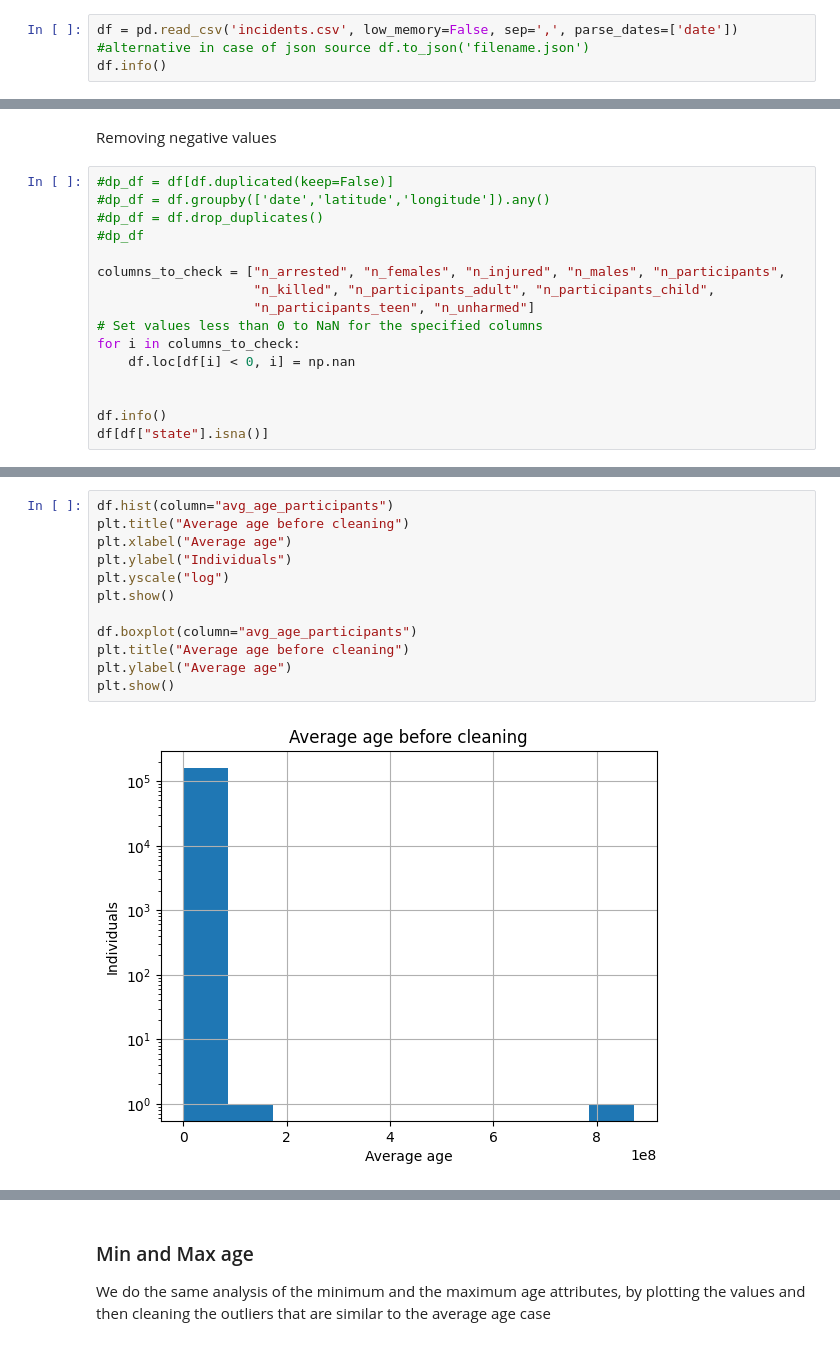
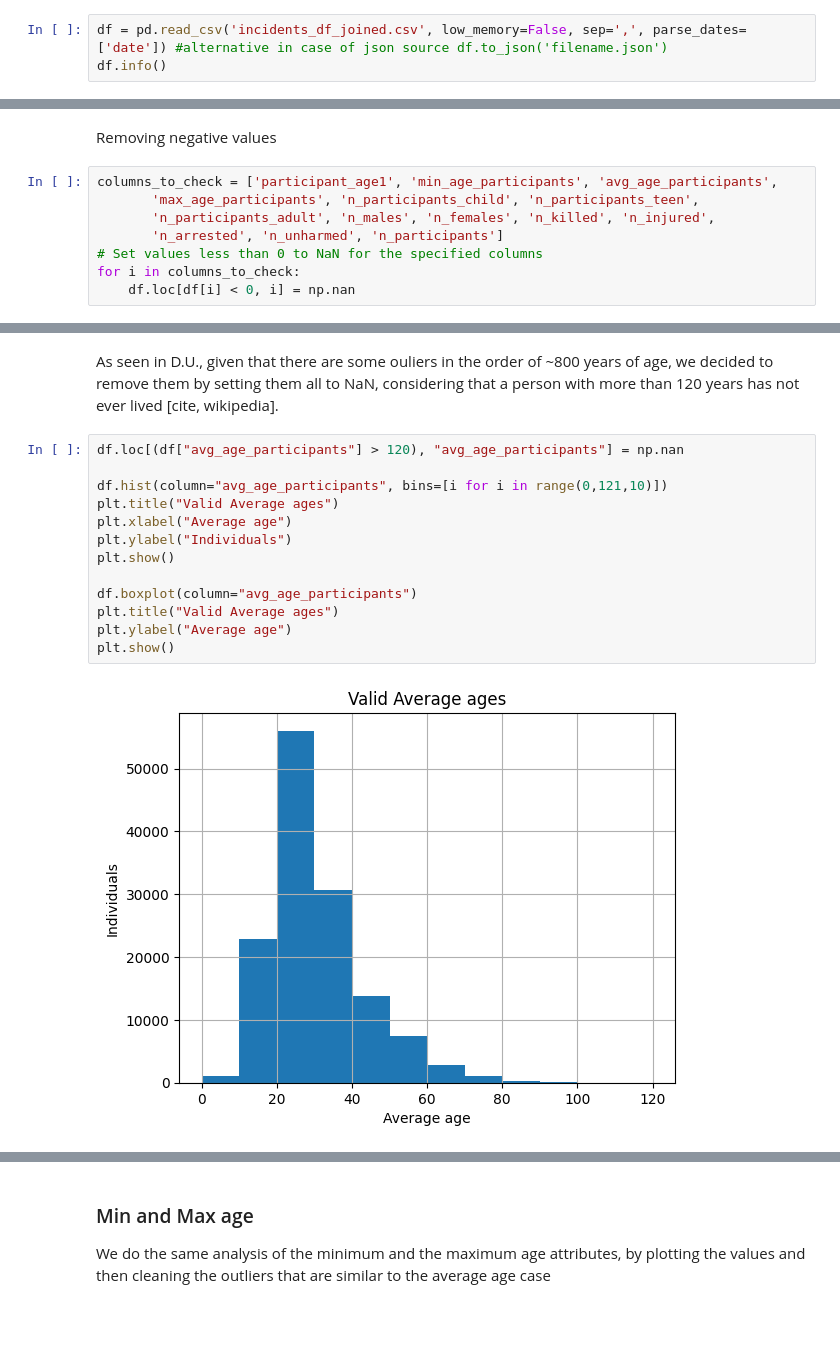
Before and after one commit to vezzusamu/dm-project, a Jupyter notebook: data_preparation.ipynb, the cells around one changed output, grey strips where cells are left out. Saved outputs shown, nothing was run; the diff lists cells and outputs as text; blank space fills up the shorter version.

```diff
--- a/data_preparation.ipynb
+++ b/data_preparation.ipynb
@@ -17,7 +17,7 @@ from scipy.stats import pearsonr
 
 Import the incidents csv file
 # %%
-df = pd.read_csv('incidents.csv', low_memory=False, sep=',', parse_dates=['date']) #alternative in case of json source df.to_json('filename.json')
+df = pd.read_csv('incidents_df_joined.csv', low_memory=False, sep=',', parse_dates=['date']) #alternative in case of json source df.to_json('filename.json')
 df.info()
 # %% [output]
 <class 'pandas.core.frame.DataFrame'>
@@ -112,18 +98,10 @@ memory usage: 56.7 MB
 # %% [markdown]
 Removing negative values
 # %%
-#dp_df = df[df.duplicated(keep=False)]
-#dp_df = df.groupby(['date','latitude','longitude']).any()
-#dp_df = df.drop_duplicates()
-#dp_df
-
-columns_to_check = ["n_arrested", "n_females", "n_injured", "n_males", "n_participants",
-                    "n_killed", "n_participants_adult", "n_participants_child",
-                    "n_participants_teen", "n_unharmed"]
+columns_to_check = ['participant_age1', 'min_age_participants', 'avg_age_participants',
+       'max_age_participants', 'n_participants_child', 'n_participants_teen',
+       'n_participants_adult', 'n_males', 'n_females', 'n_killed', 'n_injured',
+       'n_arrested', 'n_unharmed', 'n_participants']
 # Set values less than 0 to NaN for the specified columns
 for i in columns_to_check:
     df.loc[df[i] < 0, i] = np.nan
-
-
-df.info()
-df[df["state"].isna()]
@@ -155,14 +111,17 @@ Analysing the distribution of the average age
+# %% [markdown]
+As seen in D.U., given that there are some ouliers in the order of ~800 years of age, we decided to remove them by setting them all to NaN, considering that a person with more than 120 years has not ever lived [cite, wikipedia].
 # %%
-df.hist(column="avg_age_participants")
-plt.title("Average age before cleaning")
+df.loc[(df["avg_age_participants"] > 120), "avg_age_participants"] = np.nan
+
+df.hist(column="avg_age_participants", bins=[i for i in range(0,121,10)])
+plt.title("Valid Average ages")
 plt.xlabel("Average age")
 plt.ylabel("Individuals")
-plt.yscale("log")
 plt.show()
 
 df.boxplot(column="avg_age_participants")
-plt.title("Average age before cleaning")
+plt.title("Valid Average ages")
 plt.ylabel("Average age")
 plt.show()
 # %% [output]
-[figure, old version]
+[figure, new version]
```
Also changed, not shown: parts of 25 cells of this notebook.
